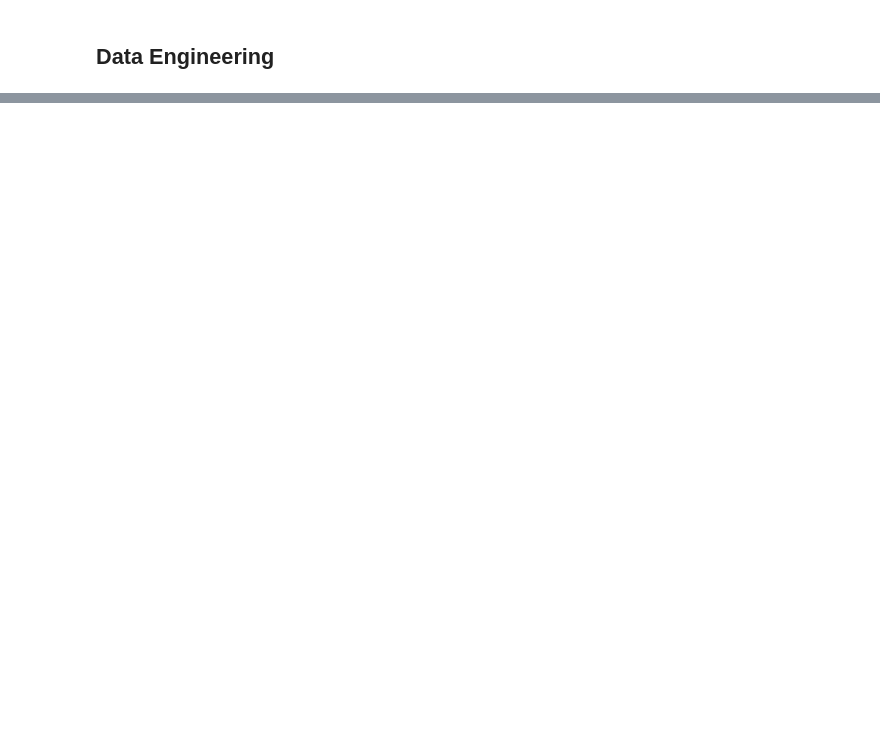
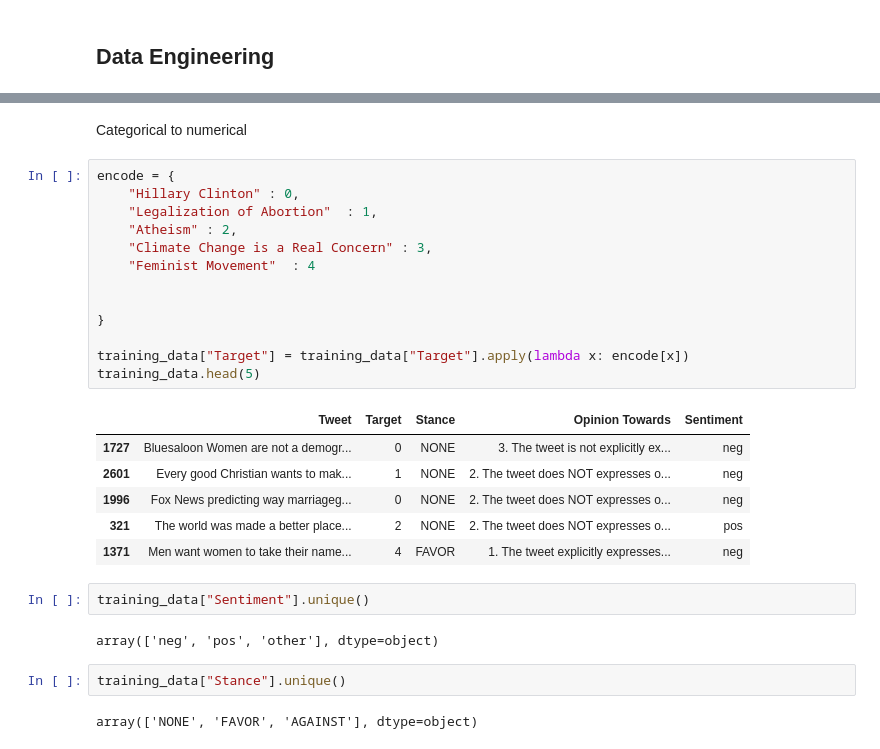
Before and after one commit to jamjewel/Stance-Classification-in-Tweets-using-NLP, a Jupyter notebook: DeepLearningAssignment2.ipynb, the cells around one changed output, grey strips where cells are left out. Saved outputs shown, nothing was run; the diff lists cells and outputs as text; blank space fills up the shorter version.

```diff
--- a/DeepLearningAssignment2.ipynb
+++ b/DeepLearningAssignment2.ipynb
@@ -208,0 +205,30 @@ ModuleNotFoundError: No module named 'spacy'
+# %% [markdown]
+Categorical to numerical
+# %%
+encode = {
+    "Hillary Clinton" : 0,
+    "Legalization of Abortion"  : 1,
+    "Atheism" : 2,
+    "Climate Change is a Real Concern" : 3,
+    "Feminist Movement"  : 4
+
+
+}
+
+training_data["Target"] = training_data["Target"].apply(lambda x: encode[x])
+training_data.head(5)
+# %% [output]
+|  | Tweet | Target | Stance | Opinion Towards | Sentiment |
+| 1727 | Bluesaloon Women are not a demogr... | 0 | NONE | 3. The tweet is not explicitly ex... | neg |
+| 2601 | Every good Christian wants to mak... | 1 | NONE | 2. The tweet does NOT expresses o... | neg |
+| 1996 | Fox News predicting way marriageg... | 0 | NONE | 2. The tweet does NOT expresses o... | neg |
+| 321 | The world was made a better place... | 2 | NONE | 2. The tweet does NOT expresses o... | pos |
+| 1371 | Men want women to take their name... | 4 | FAVOR | 1. The tweet explicitly expresses... | neg |
+# %%
+training_data["Sentiment"].unique()
+# %% [output]
+array(['neg', 'pos', 'other'], dtype=object)
+# %%
+training_data["Stance"].unique()
+# %% [output]
+array(['NONE', 'FAVOR', 'AGAINST'], dtype=object)
```
Also changed, not shown: parts of 36 cells of this notebook.
